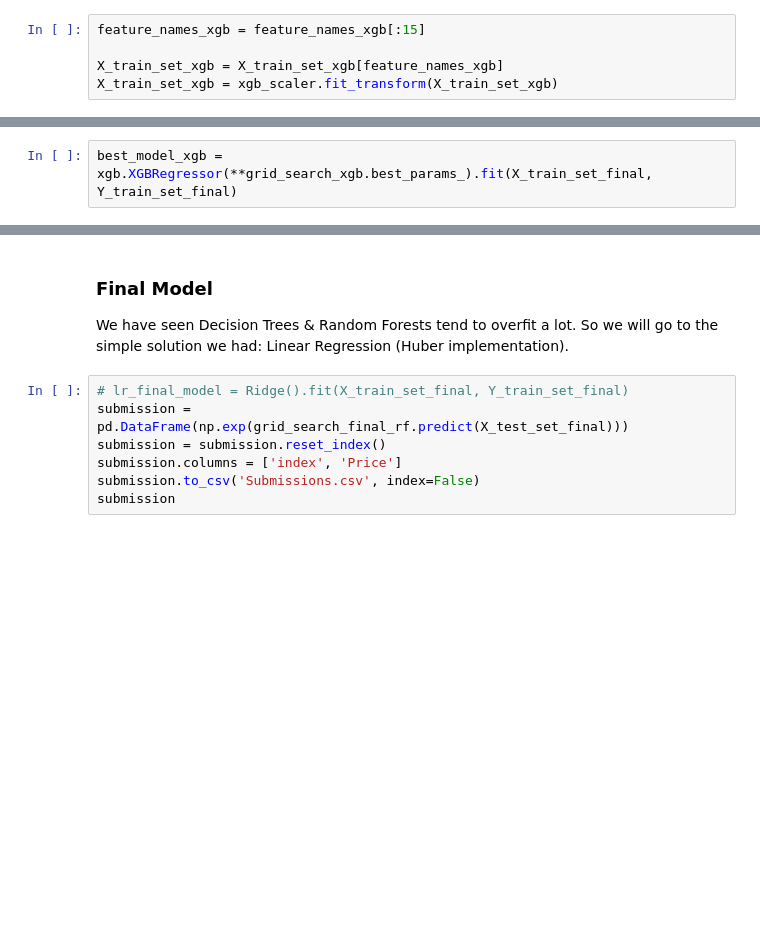
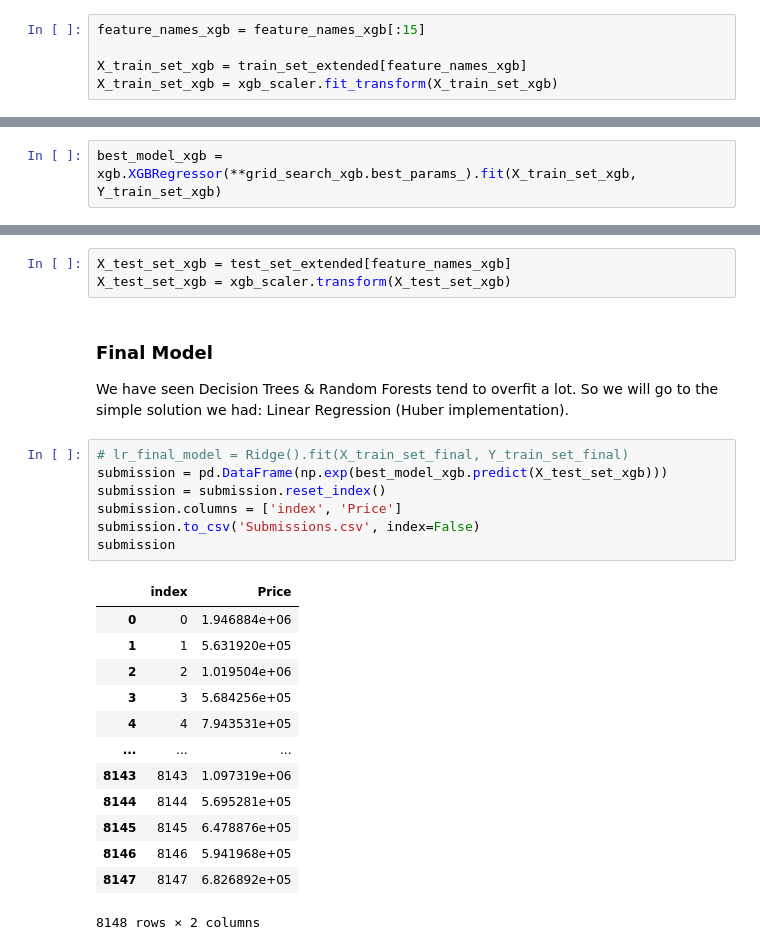
Before and after one commit to nil-andreu/machine-learning-posgrade, a Jupyter notebook: Project 2: Housing Price Prediction/House Pred.ipynb, the cells around one changed output, grey strips where cells are left out. Drawn from its saved outputs; the diff is of its cells as text; blank space fills up the shorter version.

Commit message:
[NEW] XGBoost best prediction

```diff
--- a/Project 2: Housing Price Prediction/House Pred.ipynb
+++ b/Project 2: Housing Price Prediction/House Pred.ipynb
@@ -1718,7 +1763,7 @@ feature_names_xgb = feature_names_xgb[xgb_final_model.feature_importances_.argso
 # %%
 feature_names_xgb = feature_names_xgb[:15]
 
-X_train_set_xgb = X_train_set_xgb[feature_names_xgb]
+X_train_set_xgb = train_set_extended[feature_names_xgb]
 X_train_set_xgb = xgb_scaler.fit_transform(X_train_set_xgb)
 # %%
 from sklearn.model_selection import StratifiedKFold, cross_val_score, GridSearchCV, RandomizedSearchCV
@@ -1749,6 +1794,6 @@ grid_search_xgb = GridSearchCV(
 
 grid_search_xgb = grid_search_xgb.fit(X_train_set_xgb, Y_train_set_xgb)
 # %%
-best_model_xgb = xgb.XGBRegressor(**grid_search_xgb.best_params_).fit(X_train_set_final, Y_train_set_final)
+best_model_xgb = xgb.XGBRegressor(**grid_search_xgb.best_params_).fit(X_train_set_xgb, Y_train_set_xgb)
 # %%
 mean_squared_error(np.exp(best_model_xgb.predict(X_train_set_xgb)), np.exp(Y_train_set_xgb), squared=False)
@@ -1765,11 +1812,28 @@ mean_squared_error(np.exp(best_model_xgb.predict(X_valid_set_xgb)), np.exp(Y_val
+# %%
+X_test_set_xgb = test_set_extended[feature_names_xgb]
+X_test_set_xgb = xgb_scaler.transform(X_test_set_xgb)
 # %% [markdown]
 ### Final Model
 
 We have seen Decision Trees & Random Forests tend to overfit a lot. So we will go to the simple solution we had: Linear Regression (Huber implementation).
 # %%
 # lr_final_model = Ridge().fit(X_train_set_final, Y_train_set_final)
-submission = pd.DataFrame(np.exp(grid_search_final_rf.predict(X_test_set_final)))
+submission = pd.DataFrame(np.exp(best_model_xgb.predict(X_test_set_xgb)))
 submission = submission.reset_index()
 submission.columns = ['index', 'Price']
 submission.to_csv('Submissions.csv', index=False)
 submission
+# %% [output]
+|  | index | Price |
+| 0 | 0 | 1.946884e+06 |
+| 1 | 1 | 5.631920e+05 |
+| 2 | 2 | 1.019504e+06 |
+| 3 | 3 | 5.684256e+05 |
+| 4 | 4 | 7.943531e+05 |
+| ... | ... | ... |
+| 8143 | 8143 | 1.097319e+06 |
+| 8144 | 8144 | 5.695281e+05 |
+| 8145 | 8145 | 6.478876e+05 |
+| 8146 | 8146 | 5.941968e+05 |
+| 8147 | 8147 | 6.826892e+05 |
+8148 rows × 2 columns
```
Also changed, not shown: parts of 12 cells of this notebook, 1 other file.
